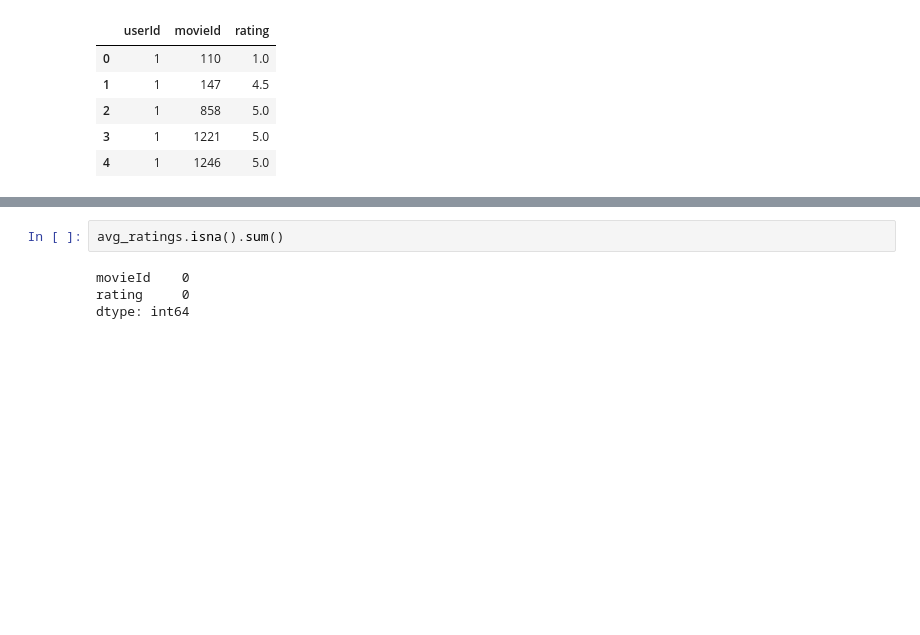
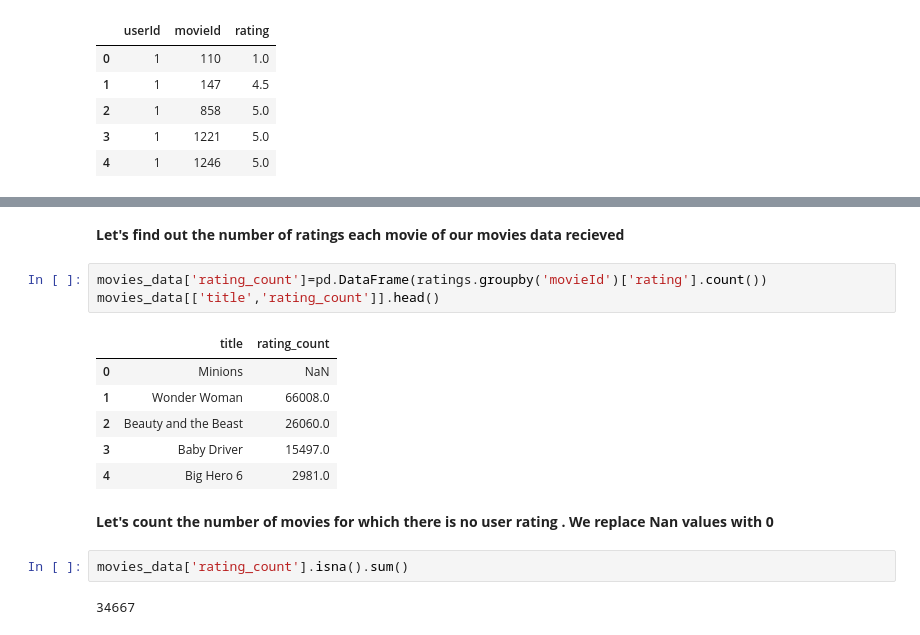
Before and after one commit to disha2sinha/Movie-Recommendation-System, a Jupyter notebook: Overview_of_the_Datasets_Data_Wrangling_and_Data_Cleaning.ipynb, the cells around one changed output, grey strips where cells are left out. Drawn from its saved outputs; the diff is of its cells as text; blank space fills up the shorter version.

```diff
--- a/Overview_of_the_Datasets_Data_Wrangling_and_Data_Cleaning.ipynb
+++ b/Overview_of_the_Datasets_Data_Wrangling_and_Data_Cleaning.ipynb
@@ -758,6 +755,18 @@ avg_ratings.head()
+# %% [markdown]
+**Let's find out the number of ratings each movie of our movies data recieved**
+# %%
+movies_data['rating_count']=pd.DataFrame(ratings.groupby('movieId')['rating'].count())
+movies_data[['title','rating_count']].head()
+# %% [output]
+|  | title | rating_count |
+| 0 | Minions | NaN |
+| 1 | Wonder Woman | 66008.0 |
+| 2 | Beauty and the Beast | 26060.0 |
+| 3 | Baby Driver | 15497.0 |
+| 4 | Big Hero 6 | 2981.0 |
+# %% [markdown]
+**Let's count the number of movies for which there is no user rating . We replace Nan values with 0**
 # %%
-avg_ratings.isna().sum()
+movies_data['rating_count'].isna().sum()
 # %% [output]
-movieId    0
-rating     0
-dtype: int64
+34667
```
Also changed, not shown: parts of 9 cells of this notebook.
